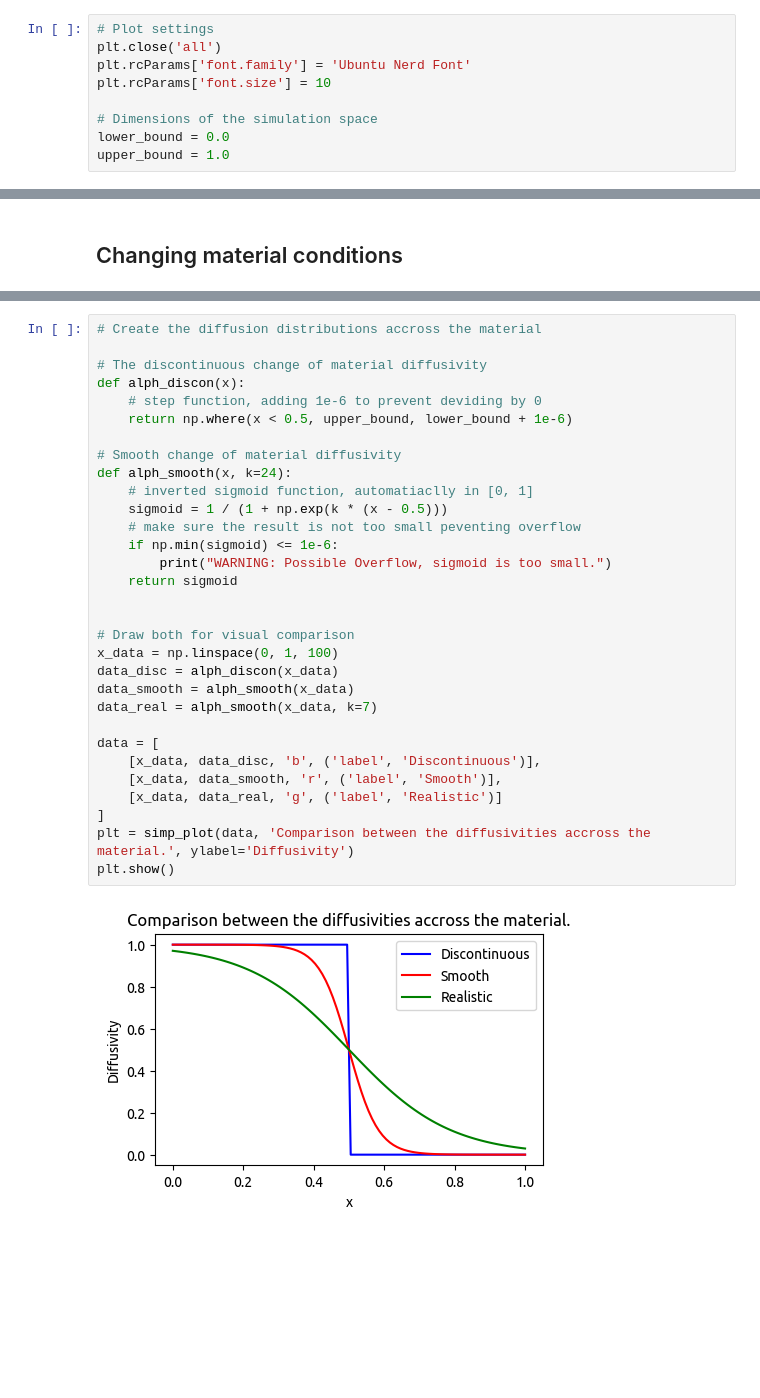
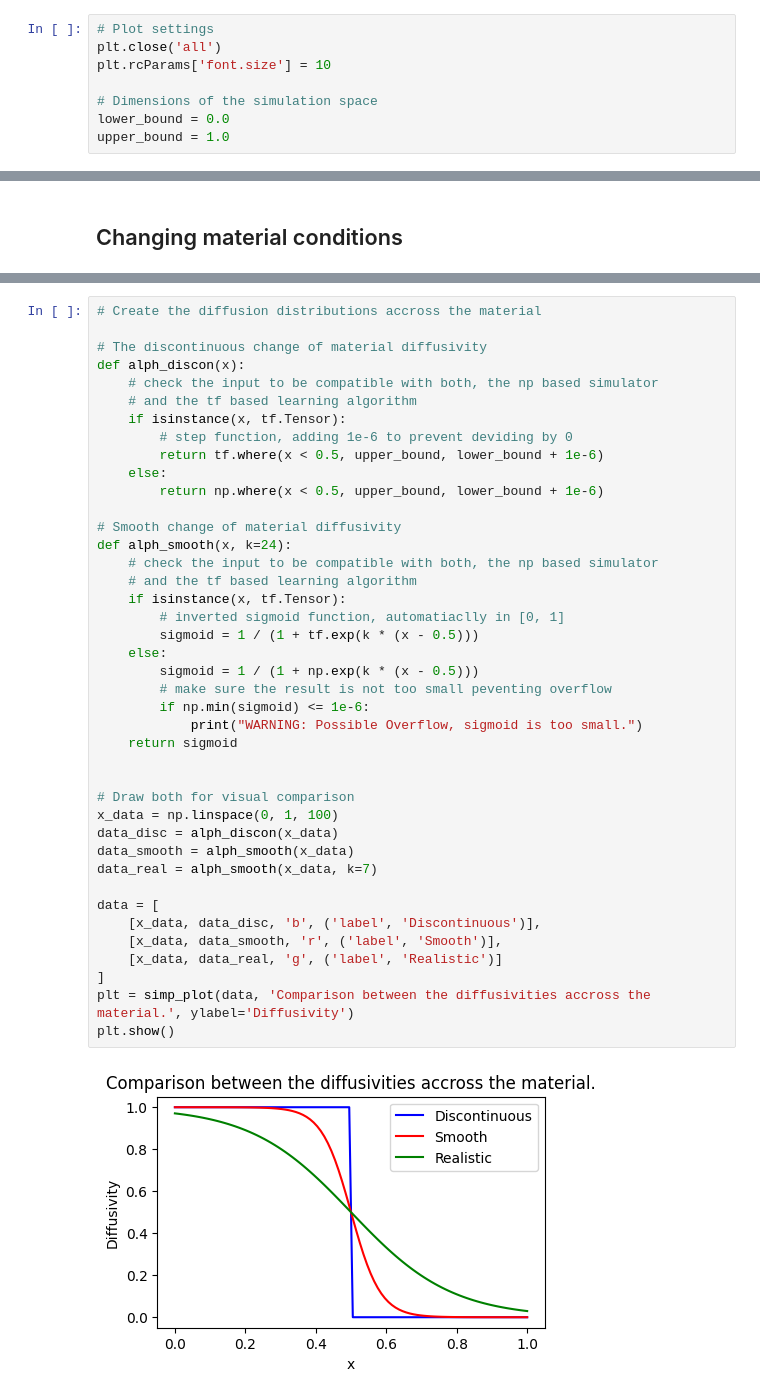
Before and after one commit to IMTEK-Simulation/PINNs_testbench, a Jupyter notebook: PINNs_testbench/1D & time independent.ipynb, the cells around one changed output, grey strips where cells are left out. Drawn from its saved outputs; the diff is of its cells as text; blank space fills up the shorter version.

```diff
--- a/PINNs_testbench/1D & time independent.ipynb
+++ b/PINNs_testbench/1D & time independent.ipynb
@@ -21,7 +22,6 @@ We first need to set some global values and settings:
 # %%
 # Plot settings
 plt.close('all')
-plt.rcParams['font.family'] = 'Ubuntu Nerd Font'
 plt.rcParams['font.size'] = 10
 
 # Dimensions of the simulation space
@@ -385,36 +386,46 @@ As this switch is obviously not quite realistic with respect to physics, we will
 # %%
 # Create the diffusion distributions accross the material
 
 # The discontinuous change of material diffusivity
 def alph_discon(x):
-    # step function, adding 1e-6 to prevent deviding by 0
-    return np.where(x < 0.5, upper_bound, lower_bound + 1e-6)
+    # check the input to be compatible with both, the np based simulator
+    # and the tf based learning algorithm
+    if isinstance(x, tf.Tensor):
+        # step function, adding 1e-6 to prevent deviding by 0
+        return tf.where(x < 0.5, upper_bound, lower_bound + 1e-6)
+    else:
+        return np.where(x < 0.5, upper_bound, lower_bound + 1e-6)
 
 # Smooth change of material diffusivity
 def alph_smooth(x, k=24):
-    # inverted sigmoid function, automatiaclly in [0, 1]
-    sigmoid = 1 / (1 + np.exp(k * (x - 0.5)))
-    # make sure the result is not too small peventing overflow
-    if np.min(sigmoid) <= 1e-6:
-        print("WARNING: Possible Overflow, sigmoid is too small.")
+    # check the input to be compatible with both, the np based simulator
+    # and the tf based learning algorithm
+    if isinstance(x, tf.Tensor):
+        # inverted sigmoid function, automatiaclly in [0, 1]
+        sigmoid = 1 / (1 + tf.exp(k * (x - 0.5)))
+    else:
+        sigmoid = 1 / (1 + np.exp(k * (x - 0.5)))
+        # make sure the result is not too small peventing overflow
+        if np.min(sigmoid) <= 1e-6:
+            print("WARNING: Possible Overflow, sigmoid is too small.")
     return sigmoid
 
 
 # Draw both for visual comparison
 x_data = np.linspace(0, 1, 100)
 data_disc = alph_discon(x_data)
 data_smooth = alph_smooth(x_data)
 data_real = alph_smooth(x_data, k=7)
 
 data = [
     [x_data, data_disc, 'b', ('label', 'Discontinuous')],
     [x_data, data_smooth, 'r', ('label', 'Smooth')],
     [x_data, data_real, 'g', ('label', 'Realistic')]
 ]
 plt = simp_plot(data, 'Comparison between the diffusivities accross the material.', ylabel='Diffusivity')
 plt.show()
 # %% [output]
-[figure, old version]
+[figure, new version]
 # %%
 # Train/Test the model in the disontinuous case
 
```
Also changed, not shown: parts of 17 cells of this notebook, 20 other files.
